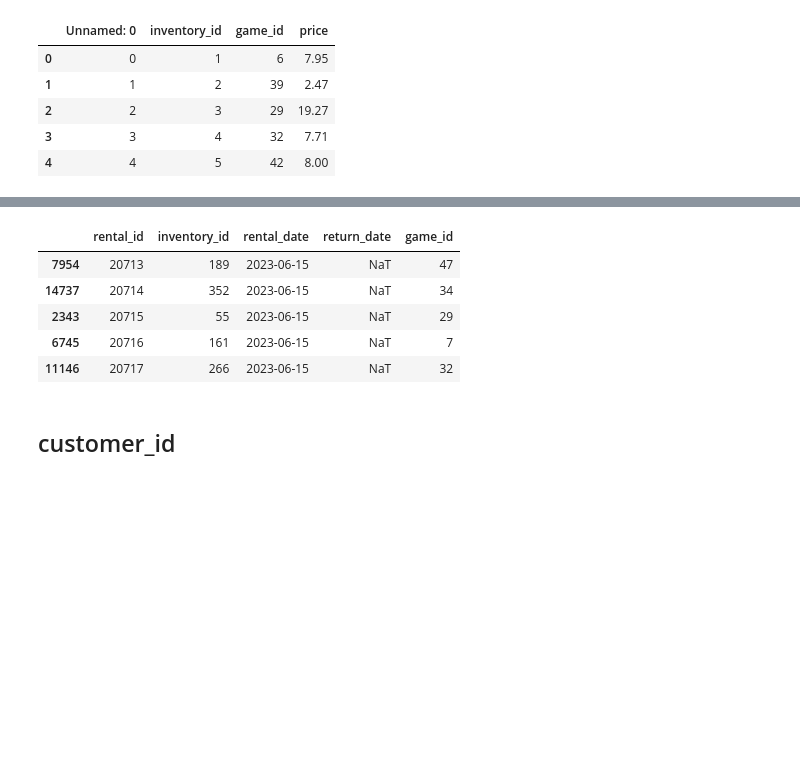
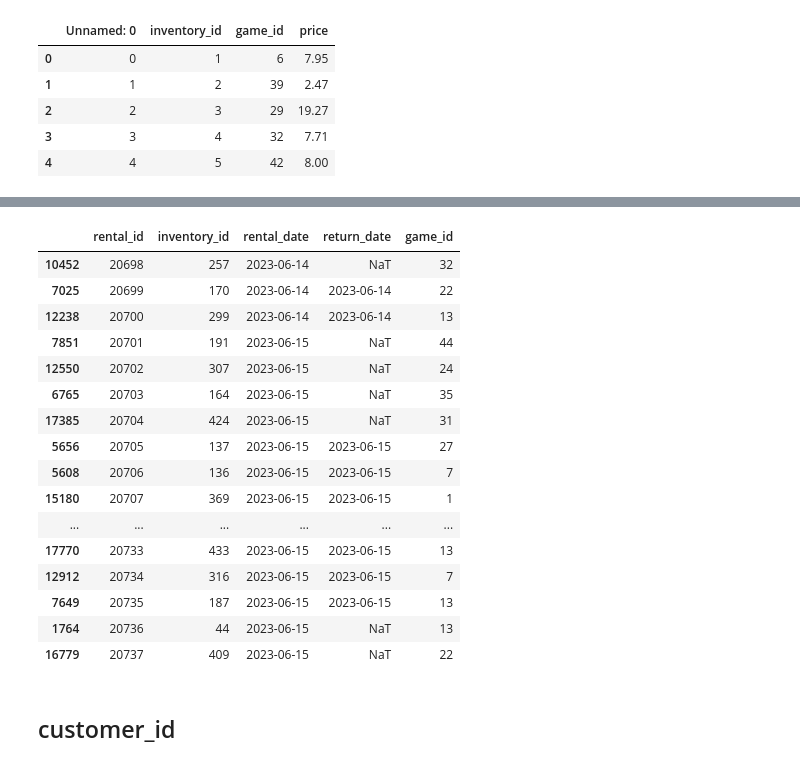
Before and after one commit to Staszek15/store-database, a Jupyter notebook: rental.ipynb, the cells around one changed output, grey strips where cells are left out. Drawn from its saved outputs; the diff is of its cells as text; code cells hidden in the pictures; blank space fills up the shorter version.

```diff
--- a/rental.ipynb
+++ b/rental.ipynb
@@ -53,17 +53,20 @@ np.random.seed(42)
     # 7. w swieta sklep zamykamy
     # 8. kazdy dzien spoznienia w oddaniu (max tydzien) to + 1/10 ceny wypozyczenia
 # %%
-def days_from_last_rent():
-    possible_days = [0, np.random.randint(1,9), np.random.randint(9,26), np.random.randint(26,61),
-                     np.random.randint(61, 121)]
-    prob = [0.1, 0.45, 0.35, 0.09, 0.01]
+def days_from_last_rent(date):
+    diff_date = (date - datetime.date(2021, 1, 4)).days
+    x = 0.6 / (1+np.e**(-0.01005*(diff_date-300)))
+    possible_days = [0, np.random.randint(1,9), np.random.randint(10,21), np.random.randint(22,41),
+                     np.random.randint(42, 120)]
+    prob = [0.02, x, 0.75-3*x/4, 0.22-x/4, 0.01]
+
     return int(np.random.choice(possible_days, p = prob))
 # %%
 # 0 bo moga przyjsc pograc na miejscu i od razu oddac
 def rent_days():
     possible_days = [0, np.random.randint(1,8), np.random.randint(8,14), np.random.randint(15,31),
                      np.random.randint(31, 61), np.random.randint(61, 121), np.random.randint(121, 672)]
-    prob = [0.3, 0.4, 0.2, 0.05, 0.03, 0.017, 0.003]
+    prob = [0.2, 0.5, 0.2, 0.05, 0.03, 0.017, 0.003]
     return int(np.random.choice(possible_days, p = prob))
 # %%
 inventory_id = inventory_rent['inventory_id']
@@ -75,7 +78,7 @@ def create_rental():
         #rental_date = datetime.date(2021, 1, 4)
 
         while return_date < datetime.date(2023, 6, 15):
-            rental_date = return_date +  datetime.timedelta(days = days_from_last_rent())
+            rental_date = return_date +  datetime.timedelta(days = days_from_last_rent(return_date))
             return_date = rental_date + datetime.timedelta(days = rent_days())
             if rental_date <= datetime.date(2023, 6, 15):
                 if return_date > datetime.date(2023, 6, 15):
@@ -114,12 +128,23 @@ rental.head()
 # %%
-rental.tail()
+rental.tail(n=40)
 # %% [output]
 |  | rental_id | inventory_id | rental_date | return_date | game_id |
-| 7954 | 20713 | 189 | 2023-06-15 | NaT | 47 |
-| 14737 | 20714 | 352 | 2023-06-15 | NaT | 34 |
-| 2343 | 20715 | 55 | 2023-06-15 | NaT | 29 |
-| 6745 | 20716 | 161 | 2023-06-15 | NaT | 7 |
-| 11146 | 20717 | 266 | 2023-06-15 | NaT | 32 |
+| 10452 | 20698 | 257 | 2023-06-14 | NaT | 32 |
+| 7025 | 20699 | 170 | 2023-06-14 | 2023-06-14 | 22 |
+| 12238 | 20700 | 299 | 2023-06-14 | 2023-06-14 | 13 |
+| 7851 | 20701 | 191 | 2023-06-15 | NaT | 44 |
+| 12550 | 20702 | 307 | 2023-06-15 | NaT | 24 |
+| 6765 | 20703 | 164 | 2023-06-15 | NaT | 35 |
+| 17385 | 20704 | 424 | 2023-06-15 | NaT | 31 |
+| 5656 | 20705 | 137 | 2023-06-15 | 2023-06-15 | 27 |
+| 5608 | 20706 | 136 | 2023-06-15 | 2023-06-15 | 7 |
+| 15180 | 20707 | 369 | 2023-06-15 | 2023-06-15 | 1 |
+| ... | ... | ... | ... | ... | ... |
+| 17770 | 20733 | 433 | 2023-06-15 | 2023-06-15 | 13 |
+| 12912 | 20734 | 316 | 2023-06-15 | 2023-06-15 | 7 |
+| 7649 | 20735 | 187 | 2023-06-15 | 2023-06-15 | 13 |
+| 1764 | 20736 | 44 | 2023-06-15 | NaT | 13 |
+| 16779 | 20737 | 409 | 2023-06-15 | NaT | 22 |
 # %% [markdown]
 ## customer_id
 # %%
```
Also changed, not shown: parts of 9 cells of this notebook.
